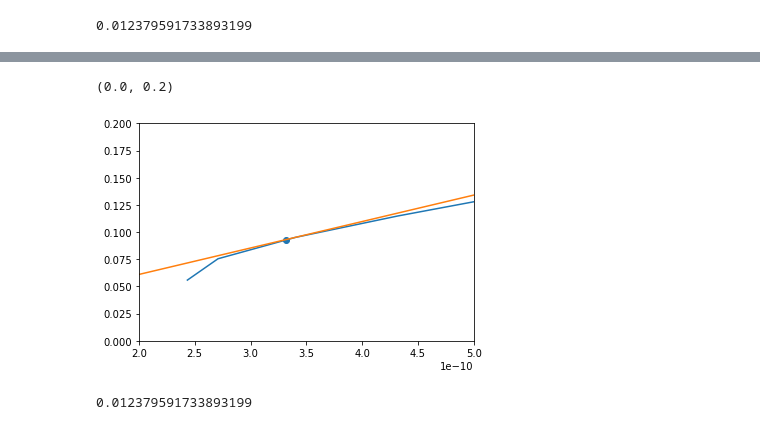
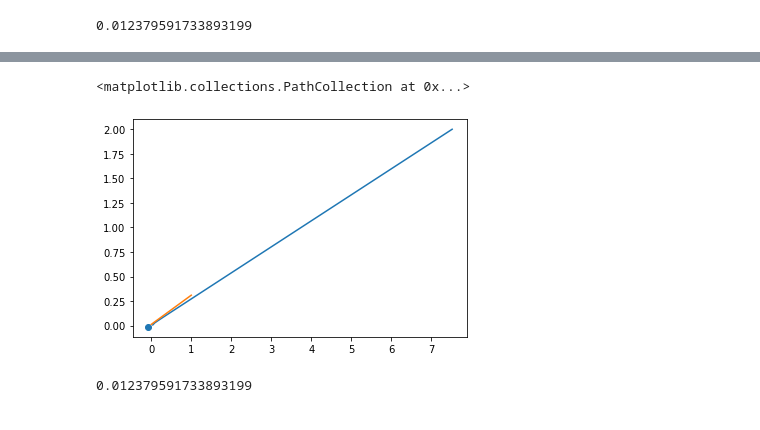
Before and after one commit to jw-y/FE_project_1, a Jupyter notebook: sp500.ipynb, the cells around one changed output, grey strips where cells are left out. Cells and saved outputs as stored; diff of their text form; code cells hidden in the pictures.

```diff
--- a/sp500.ipynb
+++ b/sp500.ipynb
@@ -27,0 +161,22 @@ mu = log_df.mean().to_numpy()
+# %%
+#Create a new Model
+#m = gp.Model("qp")
+m = gp.Model("quadratic")
+#m.params.NonConvex=2
+
+# create variables
+theta = m.addMVar( mu.shape[0],lb=0.0, ub=1.0, name='theta')
+#theta = m.addMVar( mu.shape[0], lb=0.0, name='theta')
+#v = m.addMVar(1, name='v')
+
+#set objective
+obj = theta @ cov @ theta
+m.setObjective(obj)
+
+#Add contraint
+m.addConstr((theta @ mu)-0.1==0, "c0")
+m.addConstr(theta.sum()-1==0, "c1")
+
+m.feasRelaxS(0, True, False, True)
+
+m.optimize()
@@ -27,0 +232,6 @@ mu = log_df.mean().to_numpy()
+# %%
+mc_list = []
+with open('./data/mc_list_2021_04_26.csv') as f:
+    mc_reader = csv.reader(f)
+    for row in mc_reader:
+        mc_list.append(row[1])
@@ -27,0 +283,4 @@ mu = log_df.mean().to_numpy()
+# %%
+for v in m.getVars():
+    print(f"{v.varName} {v.x}")
+print(f"Obj: {m.ObjVal}")
@@ -28,2 +307,2 @@ mu = log_df.mean().to_numpy()
 # %%
-cov_inv = np.linalg.inv(cov)
+cov_inv = np.linalg.pinv(cov)
@@ -84,15 +383,15 @@ mu_M = rf_ret + E / (beta - rf_ret*gamma)
 # %%
 plt.plot(x_l, y_l)
 plt.plot(line_x, line_y)
 plt.scatter(sig_M, mu_M)
-plt.xlim((0.0000000002, 0.0000000005))
-plt.ylim((0.0, 0.2))
+#plt.xlim((0.0000000002, 0.0000000005))
+#plt.ylim((0.0, 0.2))
 
 #plt.show()
 #plt.xlim(())
 # %% [output]
-(0.0, 0.2)
+<matplotlib.collections.PathCollection at 0x...>
-[figure, old version]
+[figure, new version]
 # %%
 rf_ret
 # %% [output]
```
Also changed, not shown: parts of 40 cells of this notebook, 10 other files.
